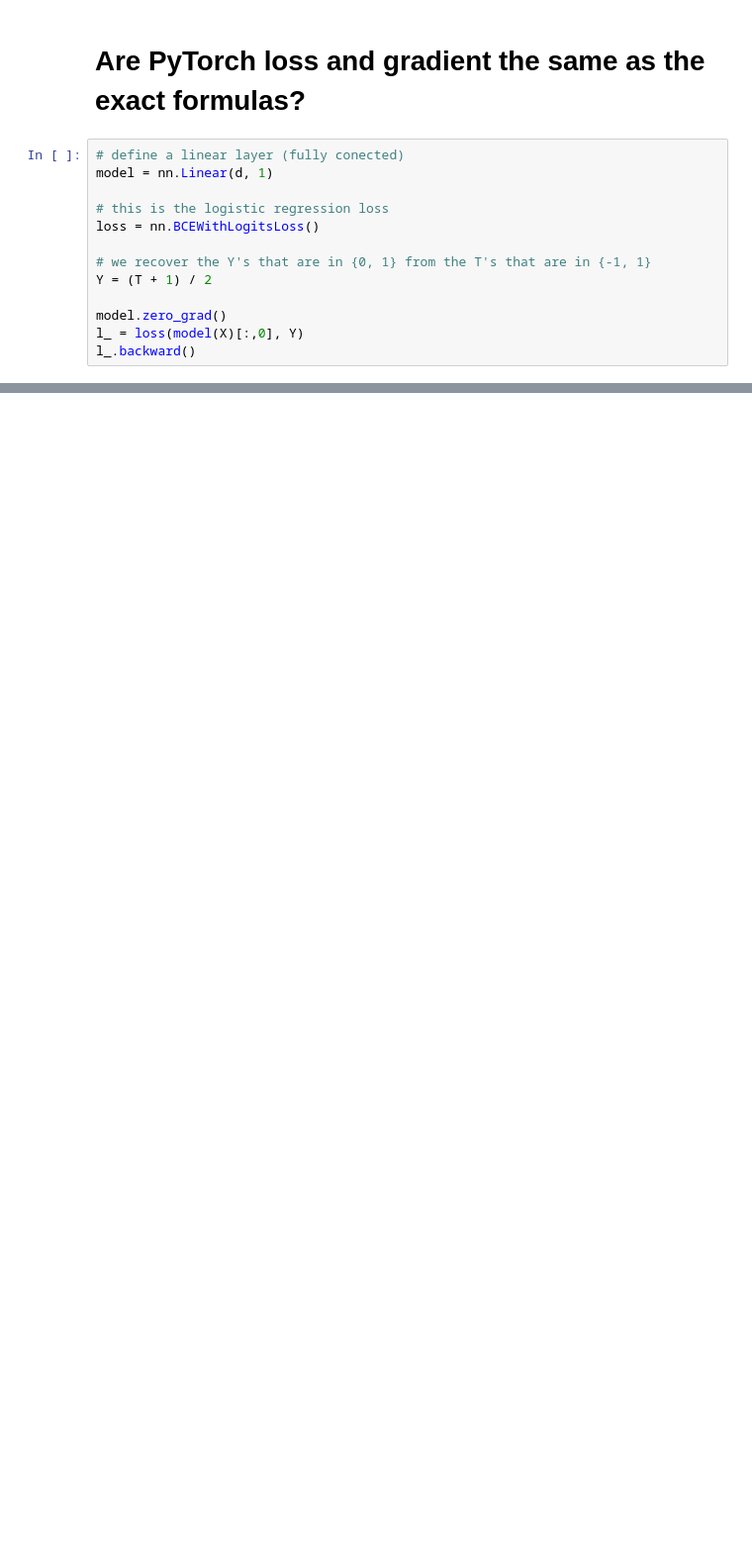
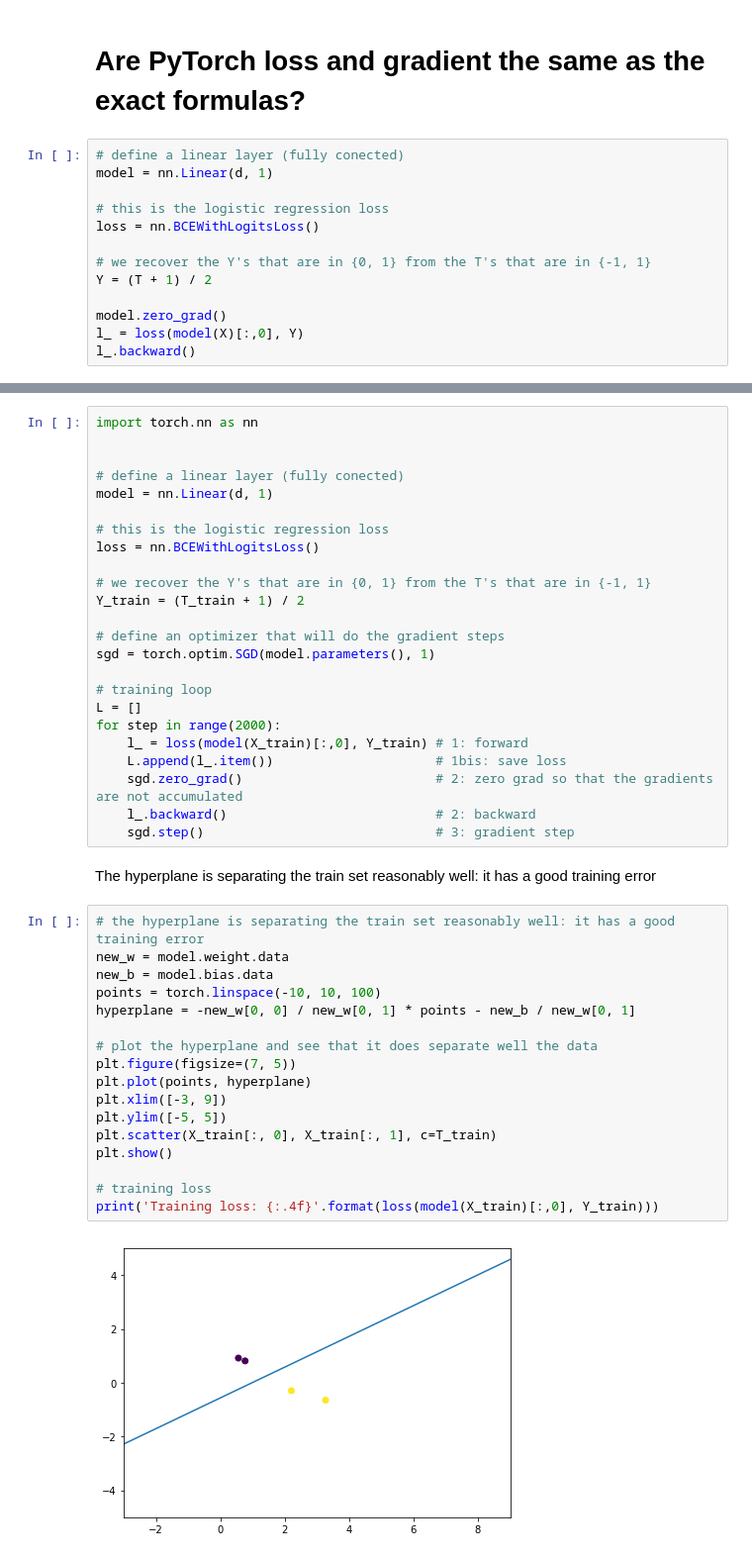
Before and after one commit to Zeinab-Haroon/ammi_dldiy, a Jupyter notebook: day1_tp/debug/logistic_regression_corr.ipynb, the cells around one changed output, grey strips where cells are left out. Shown at 99% size. Saved outputs shown, nothing was run; the diff lists cells and outputs as text; blank space fills up the shorter version.

```diff
--- a/day1_tp/debug/logistic_regression_corr.ipynb
+++ b/day1_tp/debug/logistic_regression_corr.ipynb
@@ -187,0 +257,45 @@ model.weight.grad, gradient(model.weight.data.t(), -model.bias.data, X, T)[0]
+# %%
+import torch.nn as nn
+
+
+# define a linear layer (fully conected)
+model = nn.Linear(d, 1)
+
+# this is the logistic regression loss
+loss = nn.BCEWithLogitsLoss()
+
+# we recover the Y's that are in {0, 1} from the T's that are in {-1, 1}
+Y_train = (T_train + 1) / 2
+
+# define an optimizer that will do the gradient steps
+sgd = torch.optim.SGD(model.parameters(), 1)
+
+# training loop
+L = []
+for step in range(2000):
+    l_ = loss(model(X_train)[:,0], Y_train) # 1: forward
+    L.append(l_.item())                     # 1bis: save loss
+    sgd.zero_grad()                         # 2: zero grad so that the gradients are not accumulated
+    l_.backward()                           # 2: backward
+    sgd.step()                              # 3: gradient step
+# %% [markdown]
+The hyperplane is separating the train set reasonably well: it has a good training error
+# %%
+# the hyperplane is separating the train set reasonably well: it has a good training error
+new_w = model.weight.data
+new_b = model.bias.data
+points = torch.linspace(-10, 10, 100)
+hyperplane = -new_w[0, 0] / new_w[0, 1] * points - new_b / new_w[0, 1]
+
+# plot the hyperplane and see that it does separate well the data
+plt.figure(figsize=(7, 5))
+plt.plot(points, hyperplane)
+plt.xlim([-3, 9])
+plt.ylim([-5, 5])
+plt.scatter(X_train[:, 0], X_train[:, 1], c=T_train)
+plt.show()
+
+# training loss
+print('Training loss: {:.4f}'.format(loss(model(X_train)[:,0], Y_train)))
+# %% [output]
+[figure, added]
```
Also changed, not shown: parts of 15 cells of this notebook.
